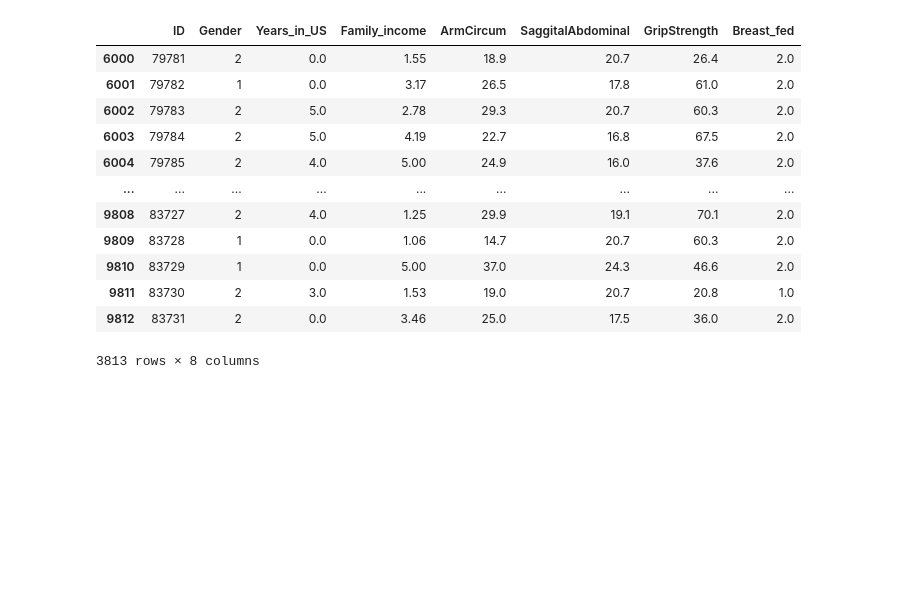
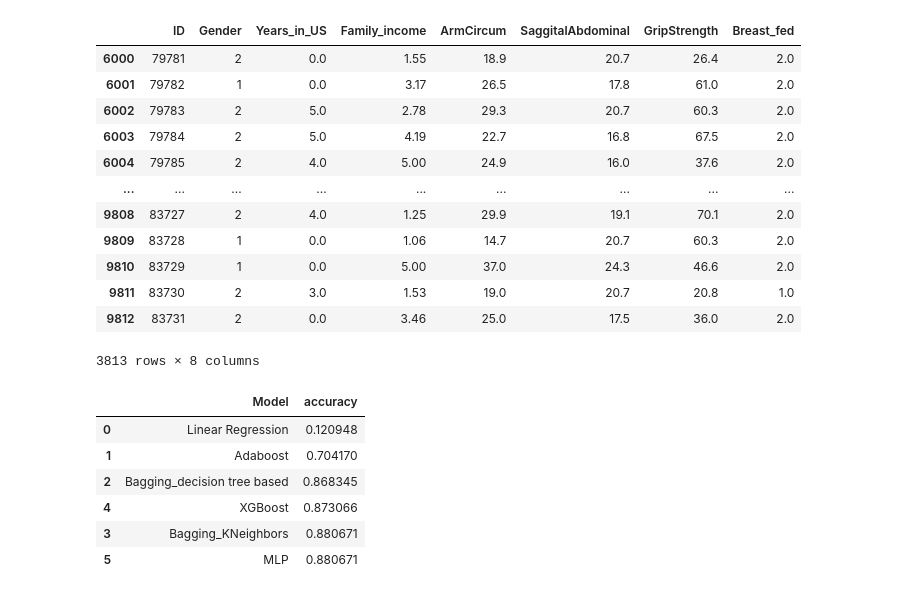
Before and after one commit to saima8/Data-Science-from-scratch, a Jupyter notebook: Healthcare_Analytics_Diabeties_data.ipynb, the cells around one changed output. Cells and saved outputs as stored; diff of their text form; code cells hidden in the pictures; blank space fills up the shorter version.

```diff
--- a/Healthcare_Analytics_Diabeties_data.ipynb
+++ b/Healthcare_Analytics_Diabeties_data.ipynb
@@ -313,3 +311,17 @@ test_X
 | 9811 | 83730 | 2 | 3.0 | 1.53 | 19.0 | 20.7 | 20.8 | 1.0 |
 | 9812 | 83731 | 2 | 0.0 | 3.46 | 25.0 | 17.5 | 36.0 | 2.0 |
 3813 rows × 8 columns
+# %%
+d = {'Model': ['Linear Regression', 'Adaboost', 'Bagging_decision tree based', 'Bagging_KNeighbors', 'XGBoost', 'MLP'],
+     'accuracy' : [lr_score, ab_clf_score, bg_dt_score, bg_score, xgboost_score, mlp_score]}
+result_df = pd.DataFrame(data = d)
+result_df = result_df.sort_values(by="accuracy", ascending=True)
+result_df
+# %% [output]
+|  | Model | accuracy |
+| 0 | Linear Regression | 0.120948 |
+| 1 | Adaboost | 0.704170 |
+| 2 | Bagging_decision tree based | 0.868345 |
+| 4 | XGBoost | 0.873066 |
+| 3 | Bagging_KNeighbors | 0.880671 |
+| 5 | MLP | 0.880671 |
```
Also changed, not shown: parts of 3 cells of this notebook.
